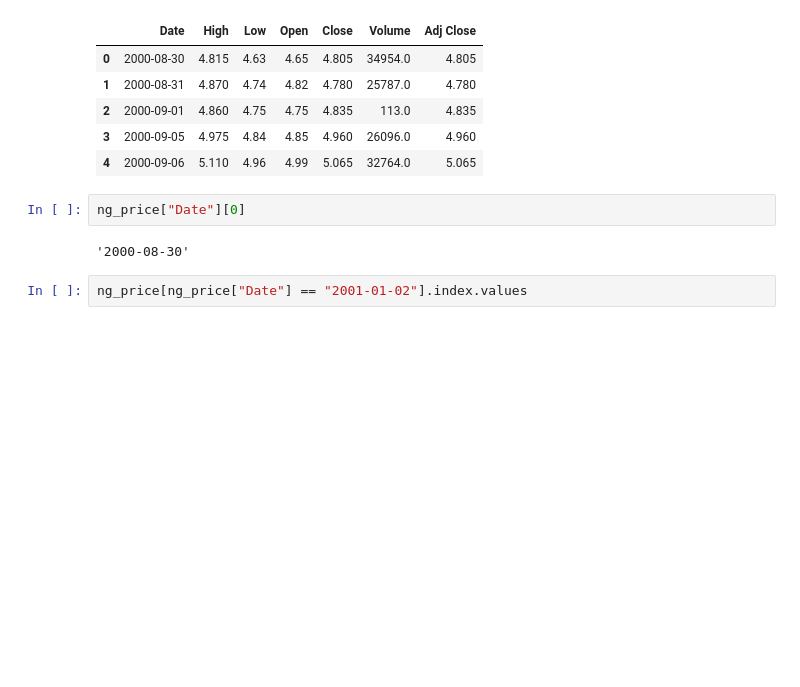
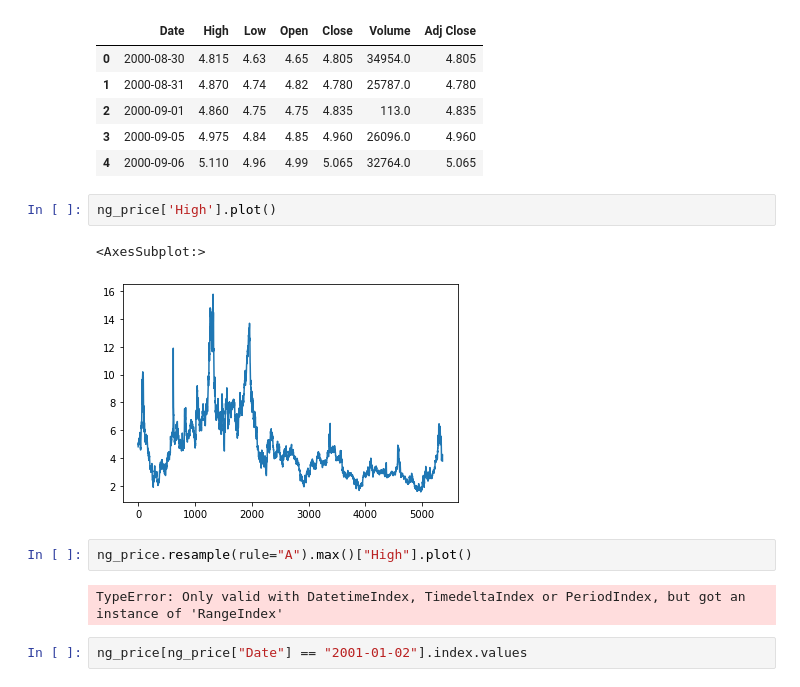
Before and after one commit to jagadeesh-tolnut/NaturalGas-DSNotebooks, a Jupyter notebook: EDA/Untitled.ipynb, the cells around one changed output. Cells and saved outputs as stored; diff of their text form; blank space fills up the shorter version.

```diff
--- a/EDA/Untitled.ipynb
+++ b/EDA/Untitled.ipynb
@@ -19,10 +19,15 @@ ng_price.head()
 | 2 | 2000-09-01 | 4.860 | 4.75 | 4.75 | 4.835 | 113.0 | 4.835 |
 | 3 | 2000-09-05 | 4.975 | 4.84 | 4.85 | 4.960 | 26096.0 | 4.960 |
 | 4 | 2000-09-06 | 5.110 | 4.96 | 4.99 | 5.065 | 32764.0 | 5.065 |
+# %%
+ng_price['High'].plot()
+# %% [output]
+<AxesSubplot:>
+[figure, added]
 # %%
-ng_price["Date"][0]
+ng_price.resample(rule="A").max()["High"].plot()
 # %% [output]
-'2000-08-30'
+TypeError: Only valid with DatetimeIndex, TimedeltaIndex or PeriodIndex, but got an instance of 'RangeIndex'
 # %%
 ng_price[ng_price["Date"] == "2001-01-02"].index.values
 # %% [output]
```
Also changed, not shown: parts of 26 cells of this notebook, 3 other files.
